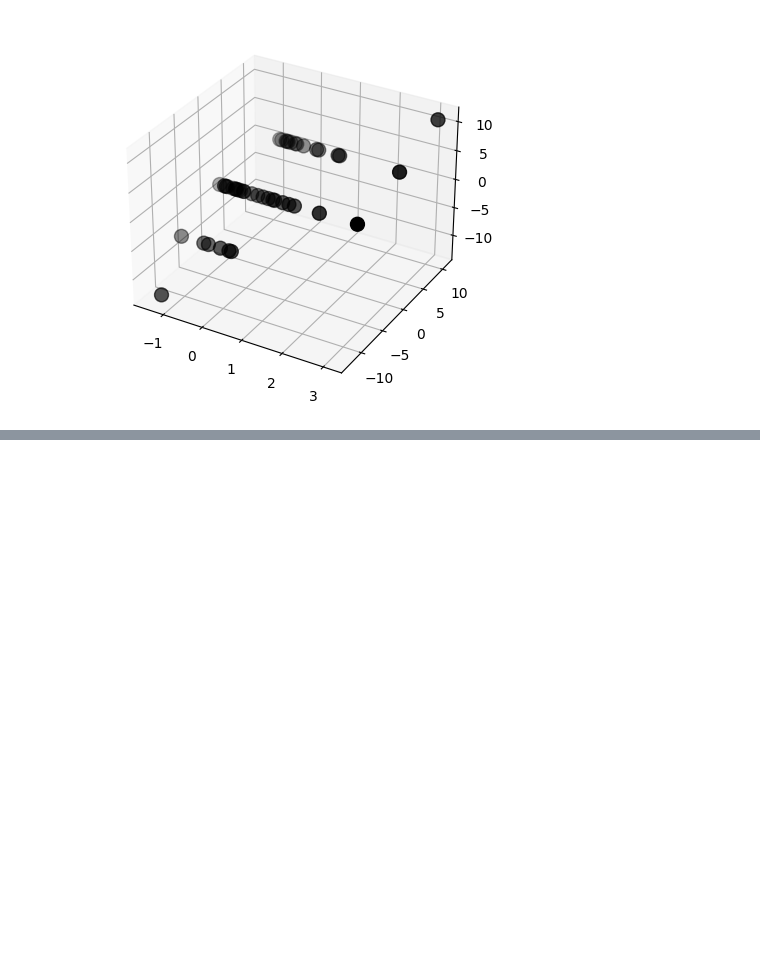
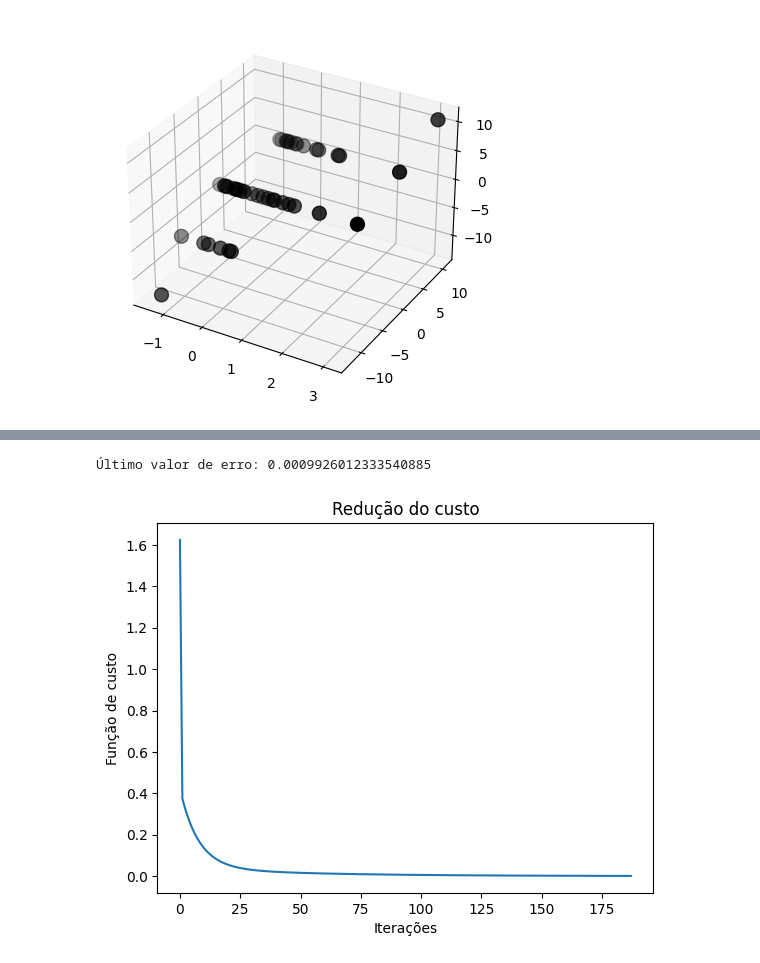
Before and after one commit to GabrielSiqueira1/Computational-Intelligence, a Jupyter notebook: regressao-linear-duas-variavel.ipynb, the cells around one changed output, grey strips where cells are left out. Cells and saved outputs as stored; diff of their text form; code cells hidden in the pictures; blank space fills up the shorter version.

```diff
--- a/regressao-linear-duas-variavel.ipynb
+++ b/regressao-linear-duas-variavel.ipynb
@@ -132,0 +146,12 @@ fig.colorbar(surf, shrink=0.7, aspect=10)
+# %%
+ts = np.linspace(0, tempo, tempo)
+
+print(f"Último valor de erro: {diff[-1]}")
+plt.plot(ts,diff)
+plt.title('Redução do custo')
+plt.xlabel('Iterações')
+plt.ylabel('Função de custo')
+plt.show()
+# %% [output]
+Último valor de erro: 0.0009926012333540885
+[figure, added]
```
Also changed, not shown: parts of 3 cells of this notebook.
